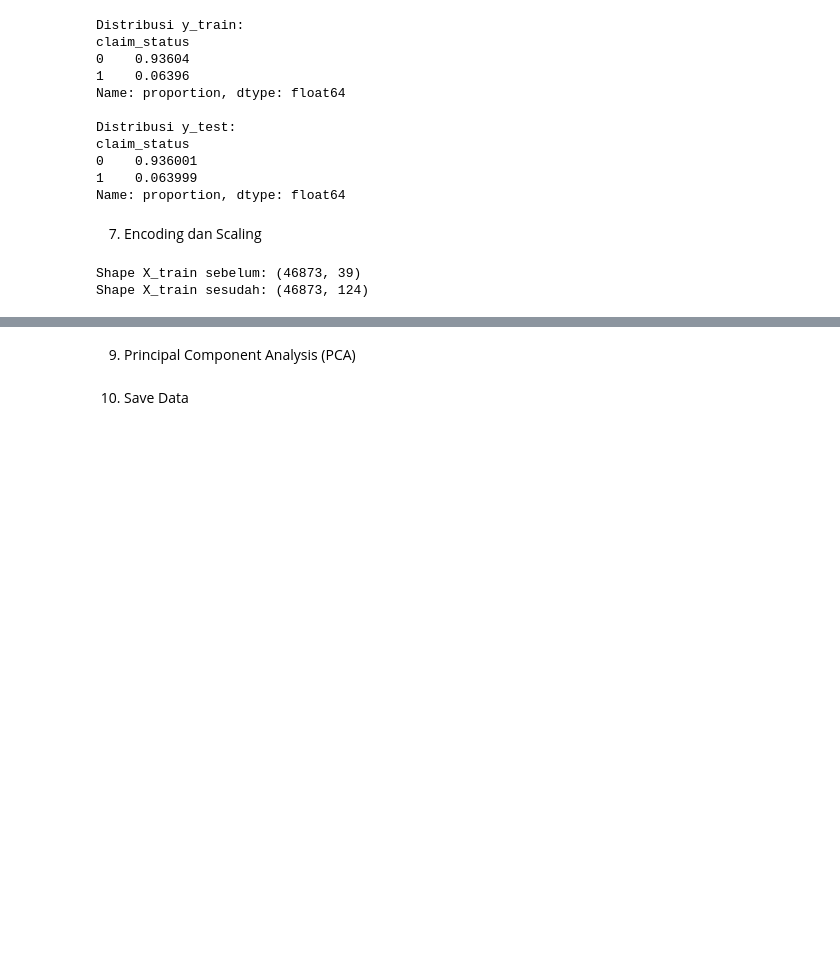
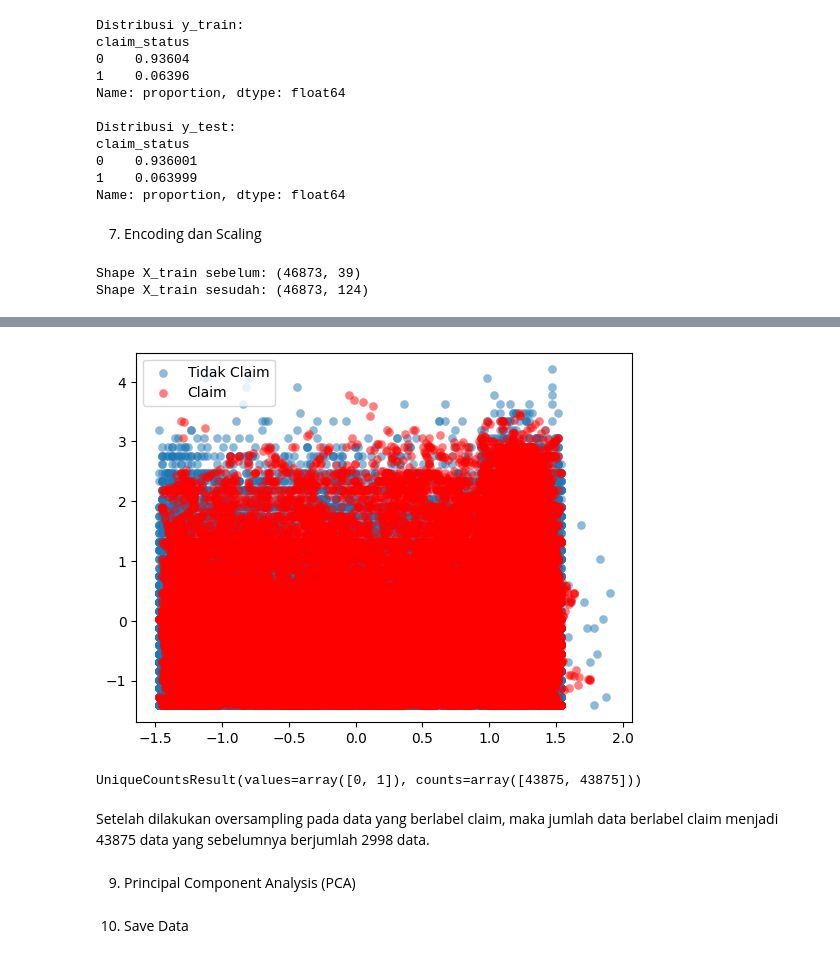
Before and after one commit to iwacooy/LAI25-RM096, a Jupyter notebook: Capstone.ipynb, the cells around one changed output, grey strips where cells are left out. Saved outputs shown, nothing was run; the diff lists cells and outputs as text; code cells hidden in the pictures; blank space fills up the shorter version.

```diff
--- a/Capstone.ipynb
+++ b/Capstone.ipynb
@@ -439,3 +506,23 @@ Shape X_train sesudah: (46873, 124)
+# %%
+from imblearn.over_sampling import SMOTE
+
+# Membuat object untuk SMOTE
+method = SMOTE()
+
+# Melakukan oversampling untuk data berlabel claim
+X_resampled, y_resampled = method.fit_resample(X_array, y_array)
+
+# Tampilan sebaran titik label setelah dilakukan oversampling menggunakan SMOTE
+plot_data(X_resampled, y_resampled)
+# %% [output]
+[figure, added]
+# %%
+# Menampilkan komposisi jumlah data berlabel claim (1) dan tidak claim (0) sebelum dilakukan oversampling
+np.unique_counts(y_resampled)
+# %% [output]
+UniqueCountsResult(values=array([0, 1]), counts=array([43875, 43875]))
+# %% [markdown]
+Setelah dilakukan oversampling pada data yang berlabel claim, maka jumlah data berlabel claim menjadi 43875 data yang sebelumnya berjumlah 2998 data.
 # %% [markdown]
 9. Principal Component Analysis (PCA)
 # %% [markdown]
```
Also changed, not shown: parts of 8 cells of this notebook.
